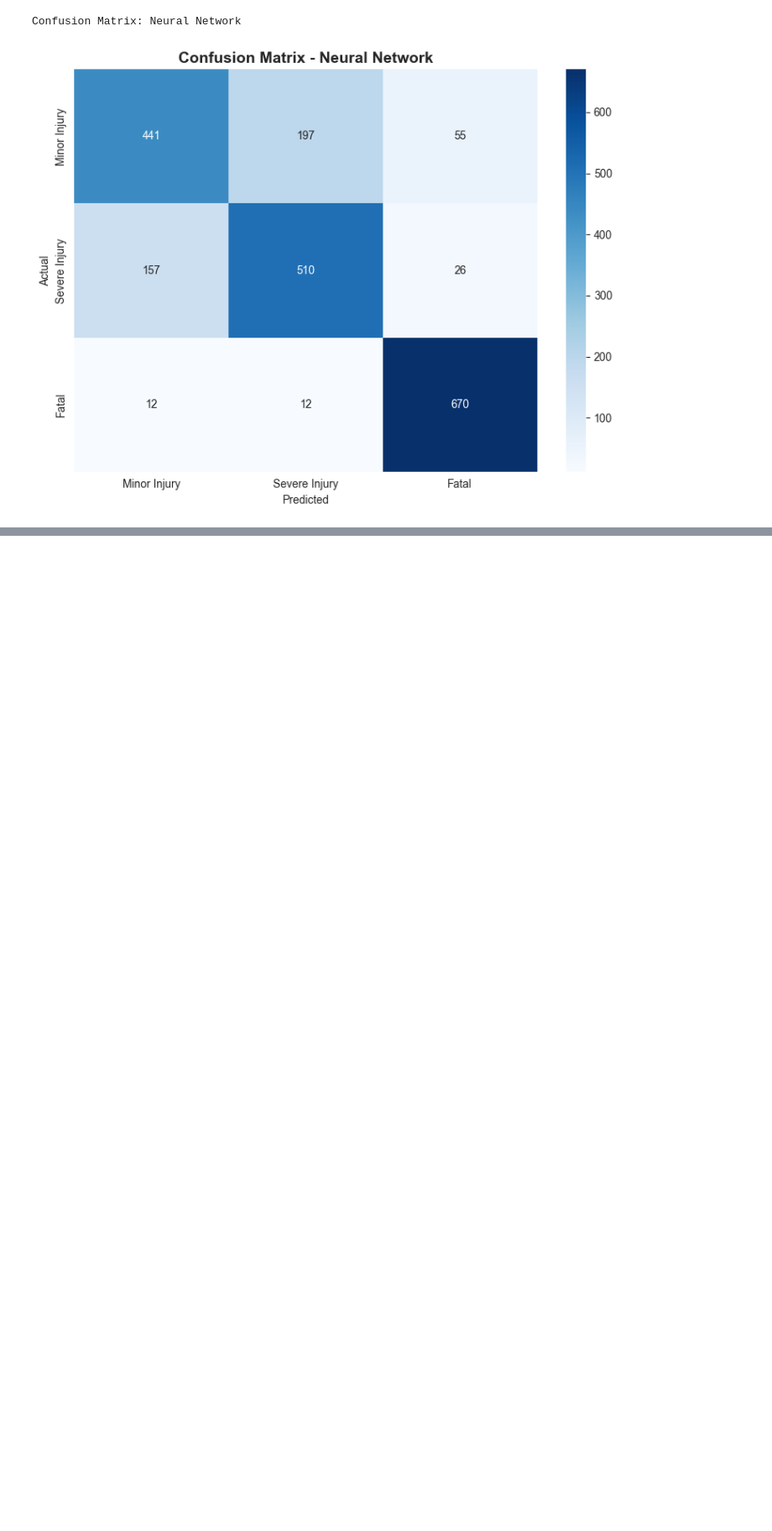
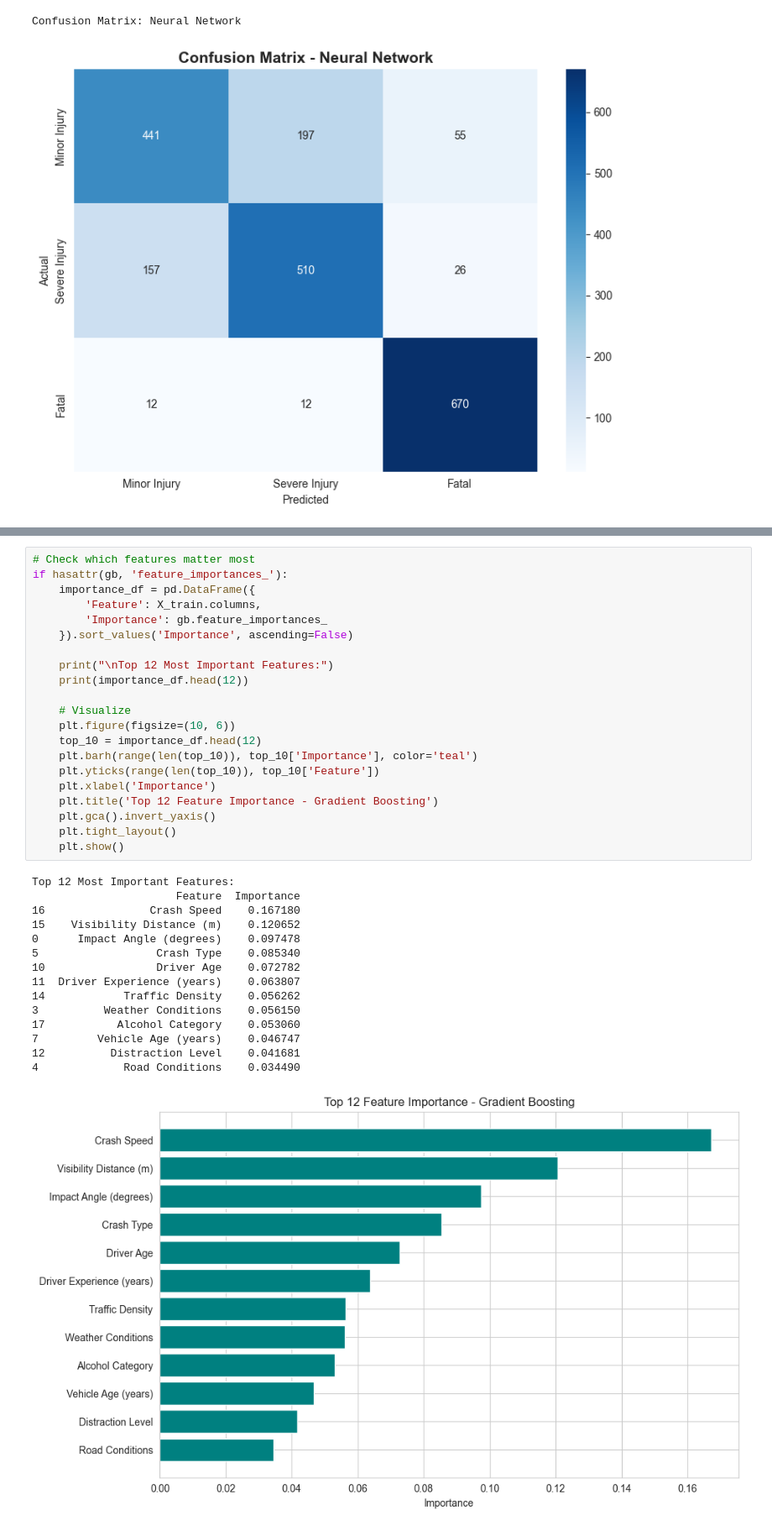
Before and after one commit to PAIshanMadusha/car-crash-severity-prediction-model, a Jupyter notebook: notebooks/car_crash_severity_prediction.ipynb, the cells around one changed output, grey strips where cells are left out. Shown at 84% size. Saved outputs shown, nothing was run; the diff lists cells and outputs as text; blank space fills up the shorter version.

```diff
--- a/notebooks/car_crash_severity_prediction.ipynb
+++ b/notebooks/car_crash_severity_prediction.ipynb
@@ -732,0 +763,37 @@ Confusion Matrix: Neural Network
+# %%
+# Check which features matter most
+if hasattr(gb, 'feature_importances_'):
+    importance_df = pd.DataFrame({
+        'Feature': X_train.columns,
+        'Importance': gb.feature_importances_
+    }).sort_values('Importance', ascending=False)
+
+    print("\nTop 12 Most Important Features:")
+    print(importance_df.head(12))
+
+    # Visualize
+    plt.figure(figsize=(10, 6))
+    top_10 = importance_df.head(12)
+    plt.barh(range(len(top_10)), top_10['Importance'], color='teal')
+    plt.yticks(range(len(top_10)), top_10['Feature'])
+    plt.xlabel('Importance')
+    plt.title('Top 12 Feature Importance - Gradient Boosting')
+    plt.gca().invert_yaxis()
+    plt.tight_layout()
+    plt.show()
+# %% [output]
+Top 12 Most Important Features:
+                      Feature  Importance
+16                Crash Speed    0.167180
+15    Visibility Distance (m)    0.120652
+0      Impact Angle (degrees)    0.097478
+5                  Crash Type    0.085340
+10                 Driver Age    0.072782
+11  Driver Experience (years)    0.063807
+14            Traffic Density    0.056262
+3          Weather Conditions    0.056150
+17           Alcohol Category    0.053060
+7         Vehicle Age (years)    0.046747
+12          Distraction Level    0.041681
+4             Road Conditions    0.034490
+[figure, added]
```
Also changed, not shown: parts of 3 cells of this notebook.
